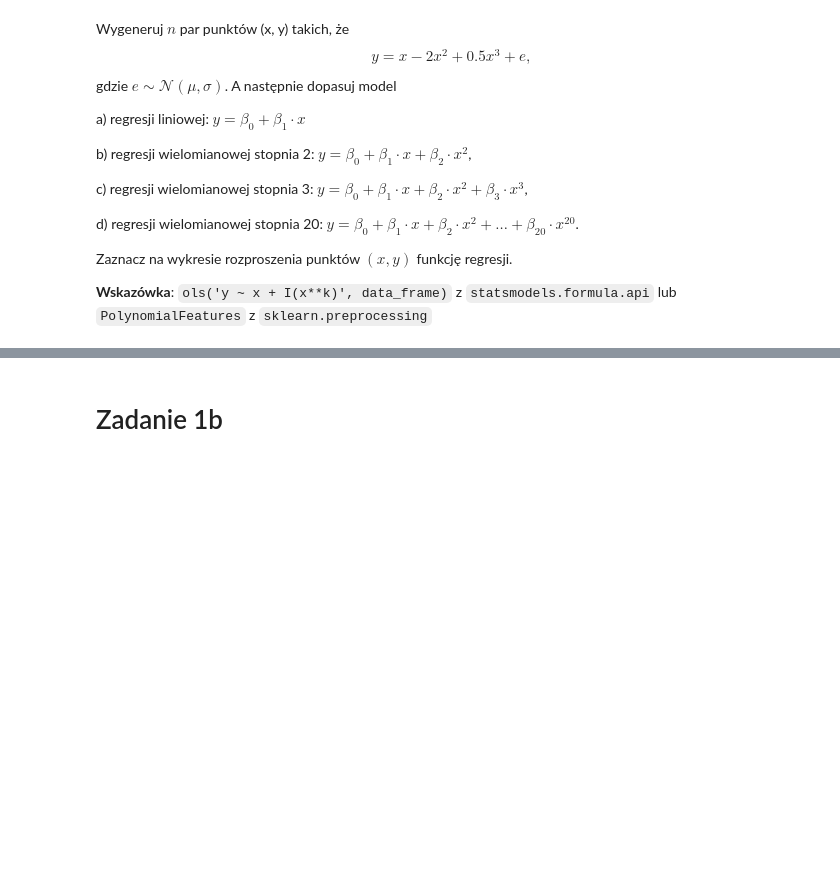
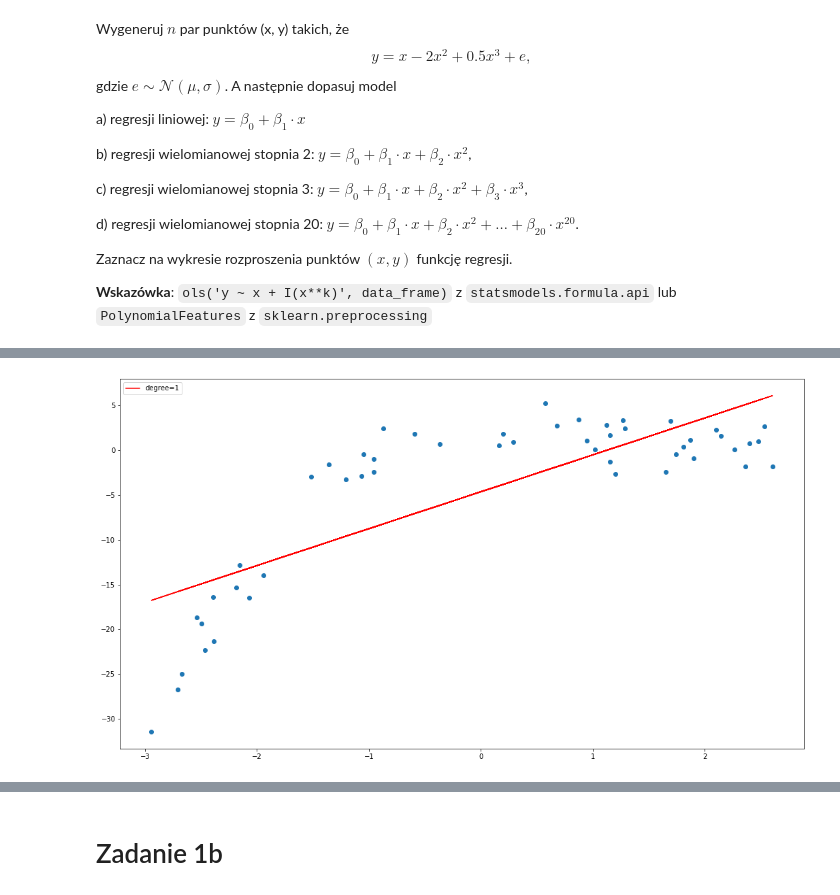
Before and after one commit to imatten/bootcamp_datascience, a Jupyter notebook: notebooks/05_regularyzacja_regresji_liniowej/01_regularyzacja_model_regresji.ipynb, the cells around one changed output, grey strips where cells are left out. Drawn from its saved outputs; the diff is of its cells as text; code cells hidden in the pictures; blank space fills up the shorter version.

```diff
--- a/notebooks/05_regularyzacja_regresji_liniowej/01_regularyzacja_model_regresji.ipynb
+++ b/notebooks/05_regularyzacja_regresji_liniowej/01_regularyzacja_model_regresji.ipynb
@@ -43,0 +71,9 @@ Zaznacz na wykresie rozproszenia punktów $(x, y)$ funkcję regresji.
+# %%
+plt.figure(figsize=(18, 10))
+
+plt.scatter(x, y)
+plt.plot(x, x * model1_params[1] + model1_params[0], color='red', label="degree=1")
+plt.legend(loc='upper left')
+plt.show()
+# %% [output]
+[figure, added]
```
Also changed, not shown: parts of 13 cells of this notebook.
